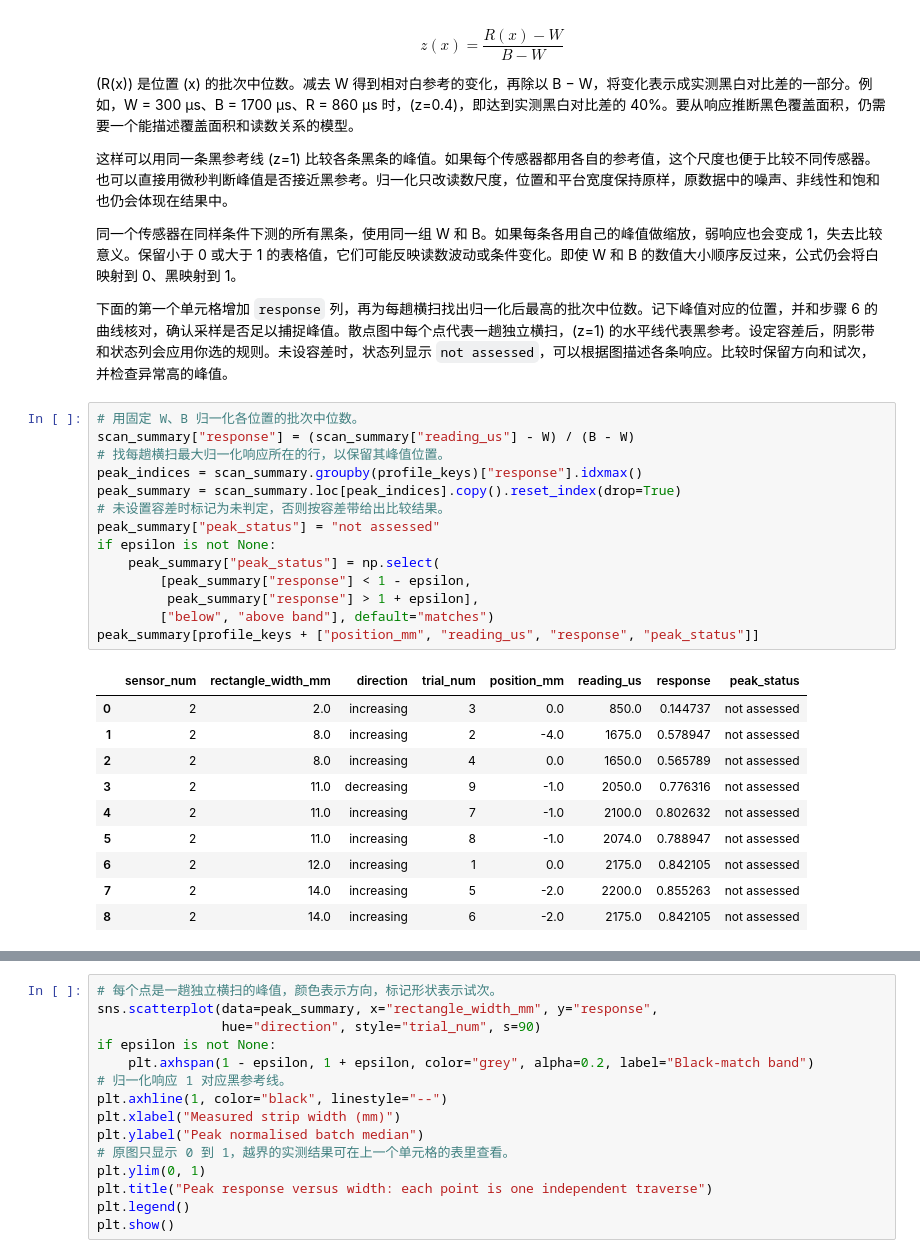
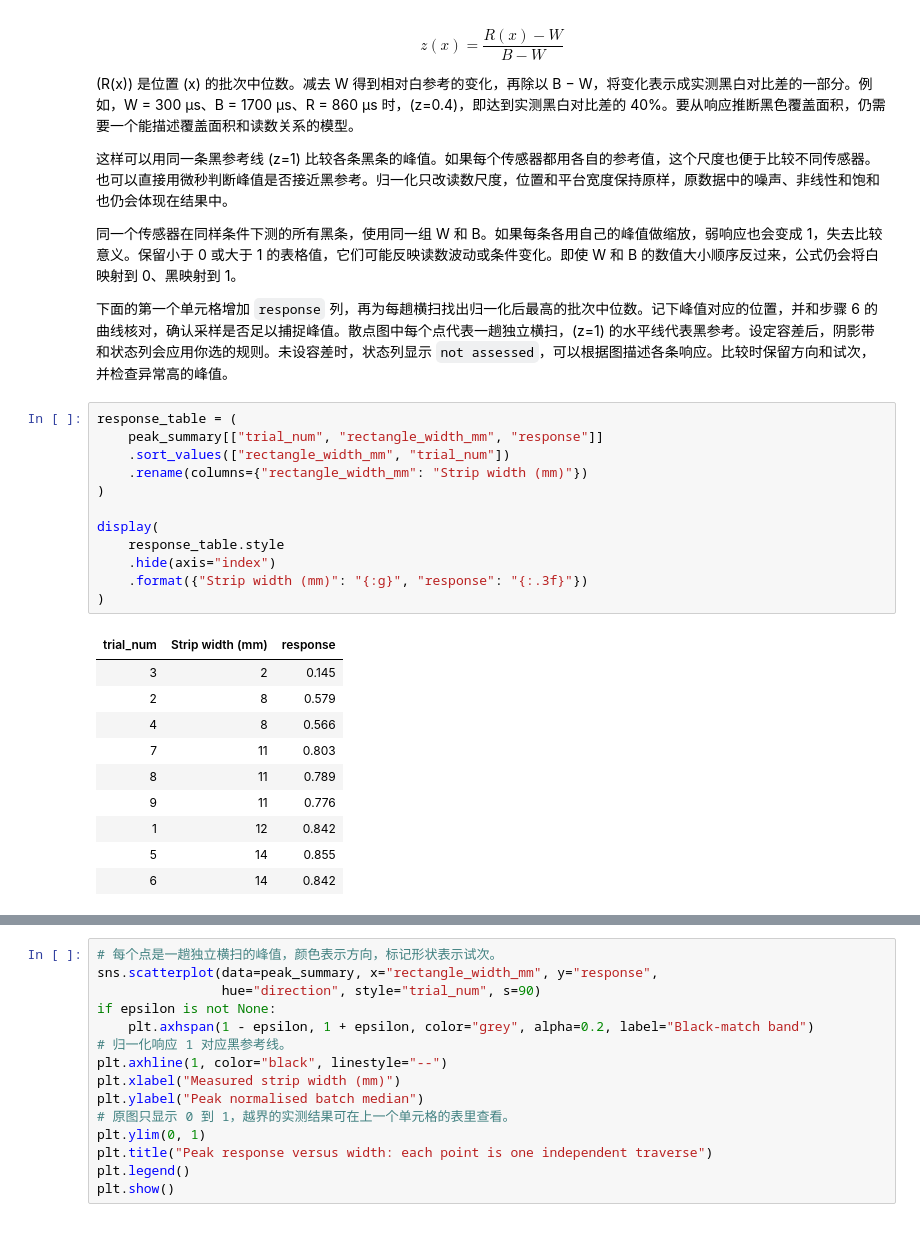
Before and after one commit to Endoefa/ovo, a Jupyter notebook: reflectance_exercise07_zh.ipynb, the cells around one changed output, grey strips where cells are left out. Cells and saved outputs as stored; diff of their text form.

```diff
--- a/reflectance_exercise07_zh.ipynb
+++ b/reflectance_exercise07_zh.ipynb
@@ -351,28 +351,26 @@ $$z(x)=\frac{R(x)-W}{B-W}$$
 同一个传感器在同样条件下测的所有黑条，使用同一组 W 和 B。如果每条各用自己的峰值做缩放，弱响应也会变成 1，失去比较意义。保留小于 0 或大于 1 的表格值，它们可能反映读数波动或条件变化。即使 W 和 B 的数值大小顺序反过来，公式仍会将白映射到 0、黑映射到 1。
 
 下面的第一个单元格增加 `response` 列，再为每趟横扫找出归一化后最高的批次中位数。记下峰值对应的位置，并和步骤 6 的曲线核对，确认采样是否足以捕捉峰值。散点图中每个点代表一趟独立横扫，\(z=1\) 的水平线代表黑参考。设定容差后，阴影带和状态列会应用你选的规则。未设容差时，状态列显示 `not assessed`，可以根据图描述各条响应。比较时保留方向和试次，并检查异常高的峰值。
-# %%
-# 用固定 W、B 归一化各位置的批次中位数。
-scan_summary["response"] = (scan_summary["reading_us"] - W) / (B - W)
-# 找每趟横扫最大归一化响应所在的行，以保留其峰值位置。
-peak_indices = scan_summary.groupby(profile_keys)["response"].idxmax()
-peak_summary = scan_summary.loc[peak_indices].copy().reset_index(drop=True)
-# 未设置容差时标记为未判定，否则按容差带给出比较结果。
-peak_summary["peak_status"] = "not assessed"
-if epsilon is not None:
-    peak_summary["peak_status"] = np.select(
-        [peak_summary["response"] < 1 - epsilon,
-         peak_summary["response"] > 1 + epsilon],
-        ["below", "above band"], default="matches")
-peak_summary[profile_keys + ["position_mm", "reading_us", "response", "peak_status"]]
-# %% [output]
-|  | sensor_num | rectangle_width_mm | direction | trial_num | position_mm | reading_us | response | peak_status |
-| 0 | 2 | 2.0 | increasing | 3 | 0.0 | 850.0 | 0.144737 | not assessed |
-| 1 | 2 | 8.0 | increasing | 2 | -4.0 | 1675.0 | 0.578947 | not assessed |
-| 2 | 2 | 8.0 | increasing | 4 | 0.0 | 1650.0 | 0.565789 | not assessed |
-| 3 | 2 | 11.0 | decreasing | 9 | -1.0 | 2050.0 | 0.776316 | not assessed |
-| 4 | 2 | 11.0 | increasing | 7 | -1.0 | 2100.0 | 0.802632 | not assessed |
-| 5 | 2 | 11.0 | increasing | 8 | -1.0 | 2074.0 | 0.788947 | not assessed |
-| 6 | 2 | 12.0 | increasing | 1 | 0.0 | 2175.0 | 0.842105 | not assessed |
-| 7 | 2 | 14.0 | increasing | 5 | -2.0 | 2200.0 | 0.855263 | not assessed |
-| 8 | 2 | 14.0 | increasing | 6 | -2.0 | 2175.0 | 0.842105 | not assessed |
+# %%
+response_table = (
+    peak_summary[["trial_num", "rectangle_width_mm", "response"]]
+    .sort_values(["rectangle_width_mm", "trial_num"])
+    .rename(columns={"rectangle_width_mm": "Strip width (mm)"})
+)
+
+display(
+    response_table.style
+    .hide(axis="index")
+    .format({"Strip width (mm)": "{:g}", "response": "{:.3f}"})
+)
+# %% [output]
+| trial_num | Strip width (mm) | response |
+| 3 | 2 | 0.145 |
+| 2 | 8 | 0.579 |
+| 4 | 8 | 0.566 |
+| 7 | 11 | 0.803 |
+| 8 | 11 | 0.789 |
+| 9 | 11 | 0.776 |
+| 1 | 12 | 0.842 |
+| 5 | 14 | 0.855 |
+| 6 | 14 | 0.842 |
```
Also changed, not shown: parts of 1 cell of this notebook.
